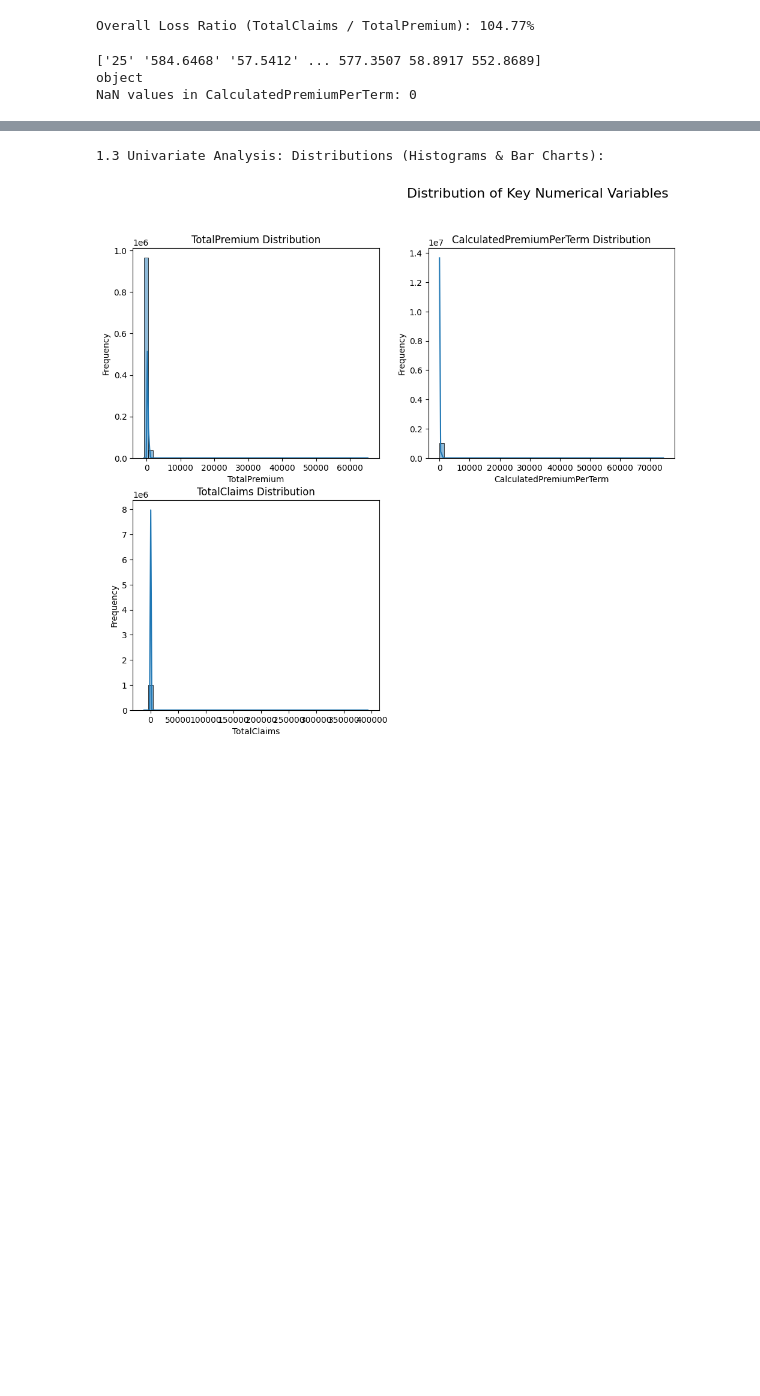
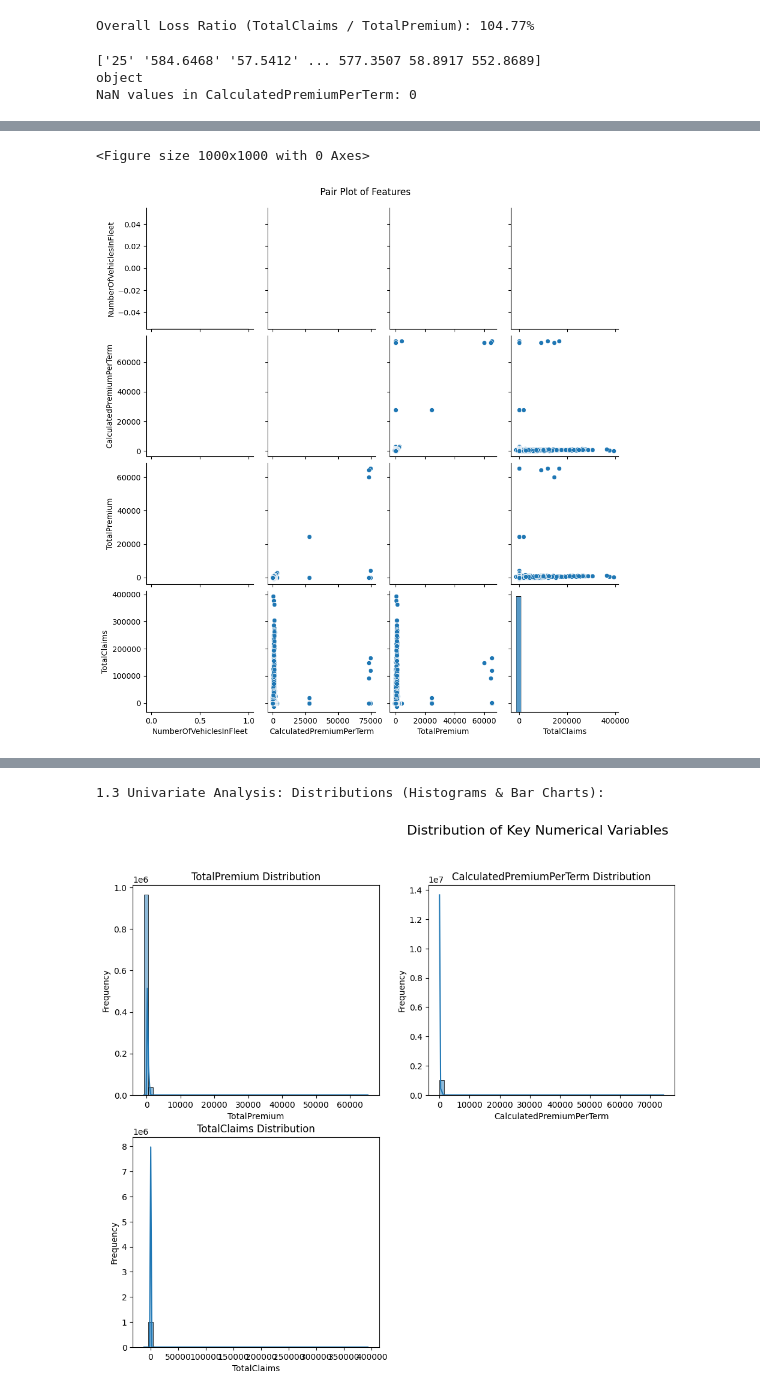
Before and after one commit to Gashaye1023/End-to-End-Insurance-Risk-Analytics-Predictive-Modeling, a Jupyter notebook: notebooks/Insurance_Risk_Analytics.ipynb, the cells around one changed output, grey strips where cells are left out. Cells and saved outputs as stored; diff of their text form; code cells hidden in the pictures; blank space fills up the shorter version.

```diff
--- a/notebooks/Insurance_Risk_Analytics.ipynb
+++ b/notebooks/Insurance_Risk_Analytics.ipynb
@@ -158,0 +203,9 @@ NaN values in CalculatedPremiumPerTerm: 0
+# %%
+# Pair plots
+plt.figure(figsize=(10, 10))
+sns.pairplot(df)
+plt.suptitle('Pair Plot of Features', y=1.02)  # Adjust title position
+plt.show()
+# %% [output]
+<Figure size 1000x1000 with 0 Axes>
+[figure, added]
```
Also changed, not shown: parts of 7 cells of this notebook, 1 other file.
